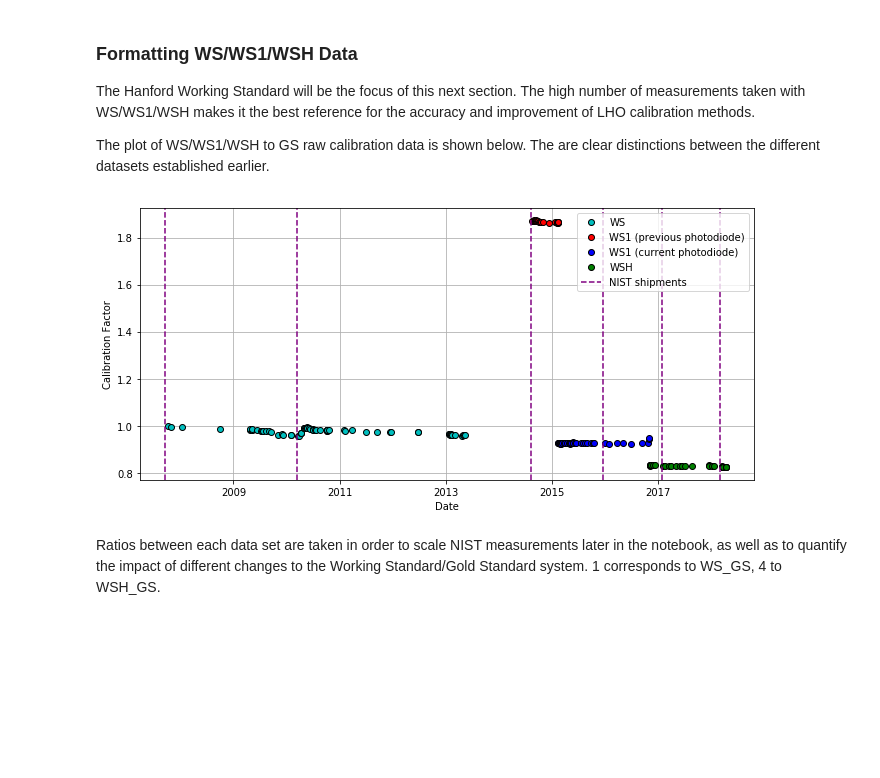
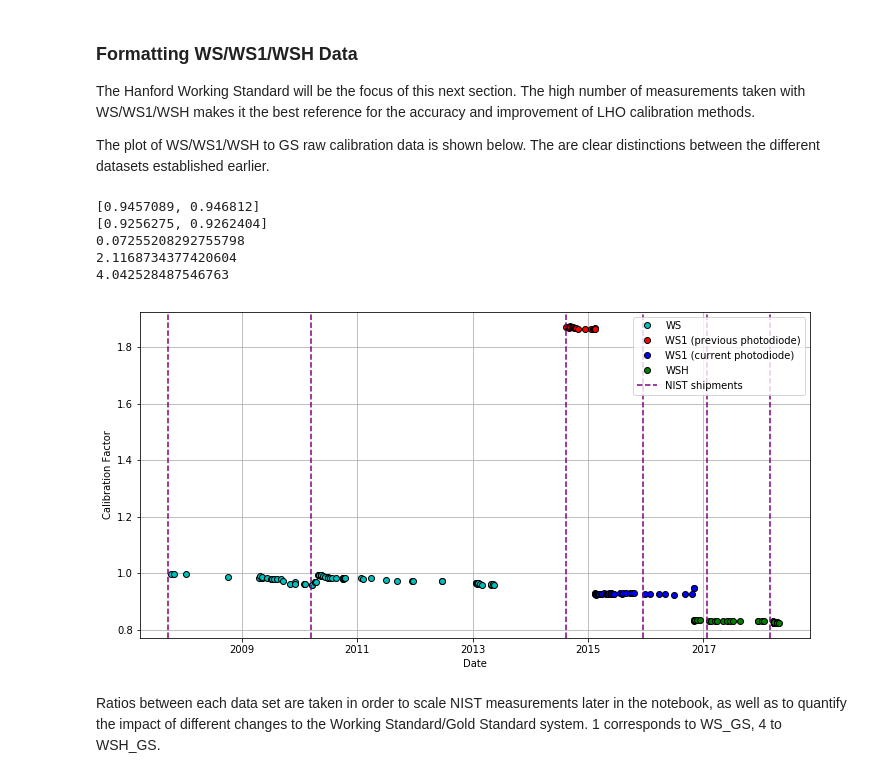
Before and after one commit to ylecoeuche/PCal-Power-Sensor-Calibration, a Jupyter notebook: pcal_calibration/PcalPowerSensors.ipynb, the cells around one changed output. Drawn from its saved outputs; the diff is of its cells as text; code cells hidden in the pictures; blank space fills up the shorter version.

```diff
--- a/pcal_calibration/PcalPowerSensors.ipynb
+++ b/pcal_calibration/PcalPowerSensors.ipynb
@@ -73,9 +73,9 @@ The third set of data checked for temperature dependence in the beam splitter by
 
 The fourth set of data involved mountless WSH/GS measurements that vary the angle of incidence and distance from beam splitter. This was to determine if the back of the integrating sphere was experiencing degradation of its lining.
 # %%
-WSH_GS_check = [0.8268487, 0.8240138, 0.8246583, 0.8233268, 0.8252861, 0.8242799, 0.8246197, 0.8252857, 0.8236029, 0.8246453, 0.8261193, 0.8254199, 0.82436, 0.8251545, 0.8257822, 0.8248106]
+WSH_GS_check = [0.8268487, 0.8240138, 0.8246583, 0.8233268, 0.8252861, 0.8242799, 0.8246197, 0.8252857, 0.8236029, 0.8246453, 0.8261193, 0.8254199, 0.82436, 0.8251545, 0.8257822, 0.8248106, 0.8245271]
 #copy for second section analysis
-WSH_GS_check1 = [0.8268487, 0.8240138, 0.8246583, 0.8233268, 0.8252861, 0.8242799, 0.8246197, 0.8252857, 0.8236029, 0.8246453, 0.8261193, 0.8254199, 0.82436, 0.8251545, 0.8257822, 0.8248106]
+WSH_GS_check1 = [0.8268487, 0.8240138, 0.8246583, 0.8233268, 0.8252861, 0.8242799, 0.8246197, 0.8252857, 0.8236029, 0.8246453, 0.8261193, 0.8254199, 0.82436, 0.8251545, 0.8257822, 0.8248106, 0.8245271]
 #establishing measurement dates
 WSH_GS_check_dates = []
 for i in range(4):
@@ -84,6 +84,7 @@ for i in range(8):
     WSH_GS_check_dates.append(datetime.date(2018,3,23))
 for i in range(4):
     WSH_GS_check_dates.append(datetime.date(2018,4,12))
+WSH_GS_check_dates.append(datetime.date(2018,4,26))
 
 WSL_GS_check = [0.8882029, 0.887259, 0.8895526, 0.8873081]
 #establishing measurement dates
@@ -96,5 +97,7 @@ WStrans_tempcheck = np.genfromtxt('2018-04-11T1202_meas_WSHTran.csv', skip_heade
 
 mountless_cal = [0.8242657, 0.8251281, 0.8255932, 0.8261762, 0.8257374, 0.8249080, 0.8257066]
 
+WSL_WSH = [1.077213, 1.077053, 1.077422]
 
-WSL_WSH = [1.077213, 1.077053, 1.077422]
+pwr_dates['CS_GS'].append(datetime.date(2018,4,26))
+pwr_vals['CS_GS'].append(.0005855122)
@@ -104,26 +151,40 @@ WSL_WSH = [1.077213, 1.077053, 1.077422]
 The Hanford Working Standard will be the focus of this next section. The high number of measurements taken with WS/WS1/WSH makes it the best reference for the accuracy and improvement of LHO calibration methods.
 
 The plot of WS/WS1/WSH to GS raw calibration data is shown below. The are clear distinctions between the different datasets established earlier.
+# %%
+print (pwr_vals['WS1_GS'][-2:])
+print (pwr_vals['WS1_GS'][-4:-2])
+WS1_vals = [0.9084473, 0.9094190, 0.9101314, 0.9099779]
+print (100*(np.std(WS1_vals)/np.mean(WS1_vals)))
+
+print (100*(np.mean(pwr_vals['WS1_GS'][-2:])-np.mean(pwr_vals['WS1_GS'][0:-2]))/np.mean(pwr_vals['WS1_GS'][0:-2]))
+print (100*(np.mean(pwr_vals['WS1_GS'][-2:])-np.mean(WS1_vals))/np.mean(WS1_vals))
+# %% [output]
+[0.9457089, 0.946812]
+[0.9256275, 0.9262404]
+0.07255208292755798
+2.1168734377420604
+4.042528487546763
 # %%
-plt.figure(figsize=(11, 5))
+plt.figure(figsize=(12, 6))
 plt.plot(WS_GS_dates, WS_GS_vals, 'co', mec='k', label = "WS")
 plt.plot(pwr_dates['WS1_GS_pd1'], pwr_vals['WS1_GS_pd1'], 'ro', mec = 'k', label = "WS1 (previous photodiode)")
 plt.plot(pwr_dates['WS1_GS'], pwr_vals['WS1_GS'], 'bo', mec = 'k', label = "WS1 (current photodiode)")
 plt.plot(pwr_dates['WSH_GS'], pwr_vals['WSH_GS'], 'go', mec = 'k', label = "WSH")
 plt.plot(WSH_GS_check_dates, WSH_GS_check, marker='o',color = 'green', mec='k', linestyle='')
 plt.ylabel('Calibration Factor')
 plt.xlabel('Date')
 plt.grid()
 for i in NIST_dates:
     if i == NIST_dates[0]:
         plt.axvline(i, linestyle = '--', color = 'purple', label = "NIST shipments")
     else:
         plt.axvline(i, linestyle = '--', color = 'purple')
 plt.legend(loc='upper right', borderaxespad=0.5)
-# plt.savefig('cal_plot_1.png')
+plt.savefig('cal_plot_1.png')
 plt.show()
 # %% [output]
-[figure, old version]
+[figure, new version]
 # %% [markdown]
 Ratios between each data set are taken in order to scale NIST measurements later in the notebook, as well as to quantify the impact of different changes to the Working Standard/Gold Standard system. 1 corresponds to WS_GS, 4 to WSH_GS.
 # %%
```
Also changed, not shown: parts of 24 cells of this notebook.
